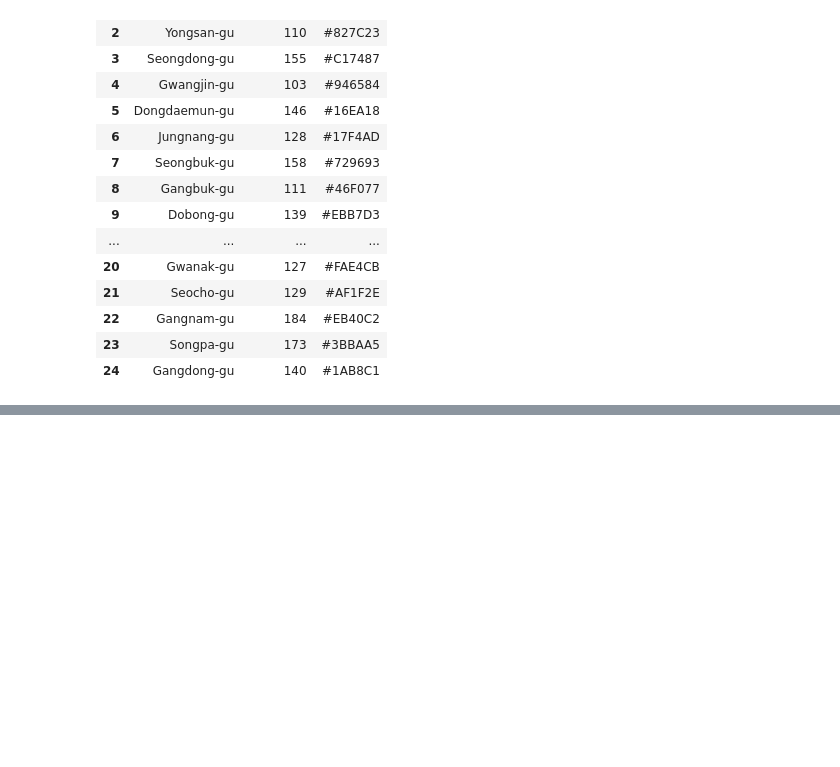
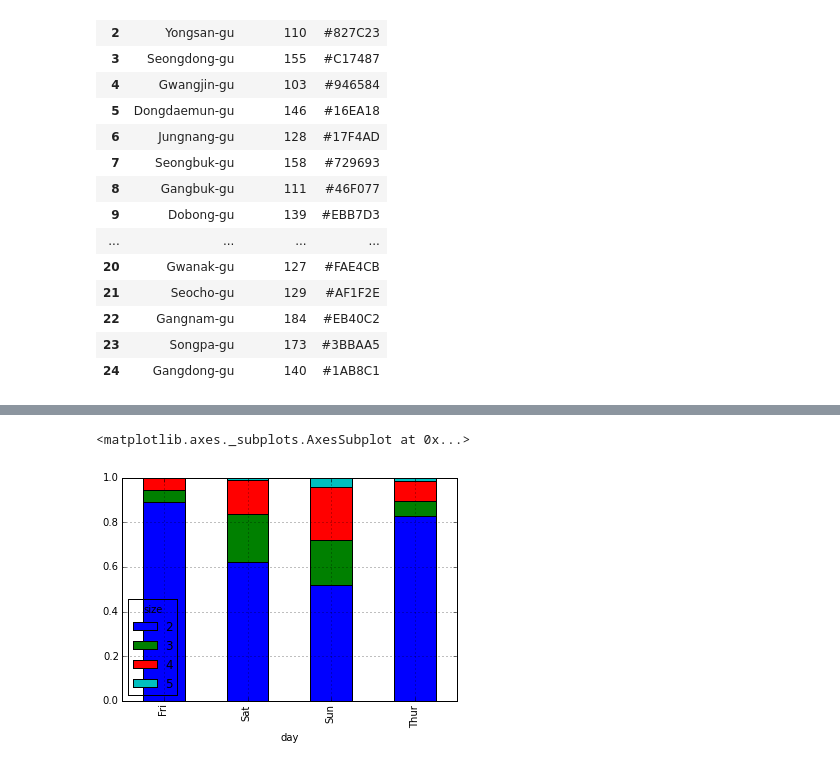
Before and after one commit to lseongjoo/bigpy, a Jupyter notebook: 시각화.ipynb, the cells around one changed output, grey strips where cells are left out. Saved outputs shown, nothing was run; the diff lists cells and outputs as text; code cells hidden in the pictures; blank space fills up the shorter version.

```diff
--- a/시각화.ipynb
+++ b/시각화.ipynb
@@ -114,0 +165,2 @@ with open(result_svg_filepath, 'w') as svg:
+# %%
+tips = pd.read_csv('../pydata/ch08/tips.csv')
@@ -114,0 +188,2 @@ with open(result_svg_filepath, 'w') as svg:
+# %%
+party_counts = pd.crosstab(tips.day, tips['size'])
@@ -114,0 +207,2 @@ with open(result_svg_filepath, 'w') as svg:
+# %%
+party_counts = party_counts.ix[:, 2:5]
@@ -114,0 +218,2 @@ with open(result_svg_filepath, 'w') as svg:
+# %%
+party_pcts = party_counts.div(party_counts.sum(1).astype(float), axis=0)
@@ -114,0 +229,5 @@ with open(result_svg_filepath, 'w') as svg:
+# %%
+party_pcts.plot(kind='bar', stacked=True)
+# %% [output]
+<matplotlib.axes._subplots.AxesSubplot at 0x...>
+[figure, added]
```
Also changed, not shown: parts of 19 cells of this notebook, 1 other file.
